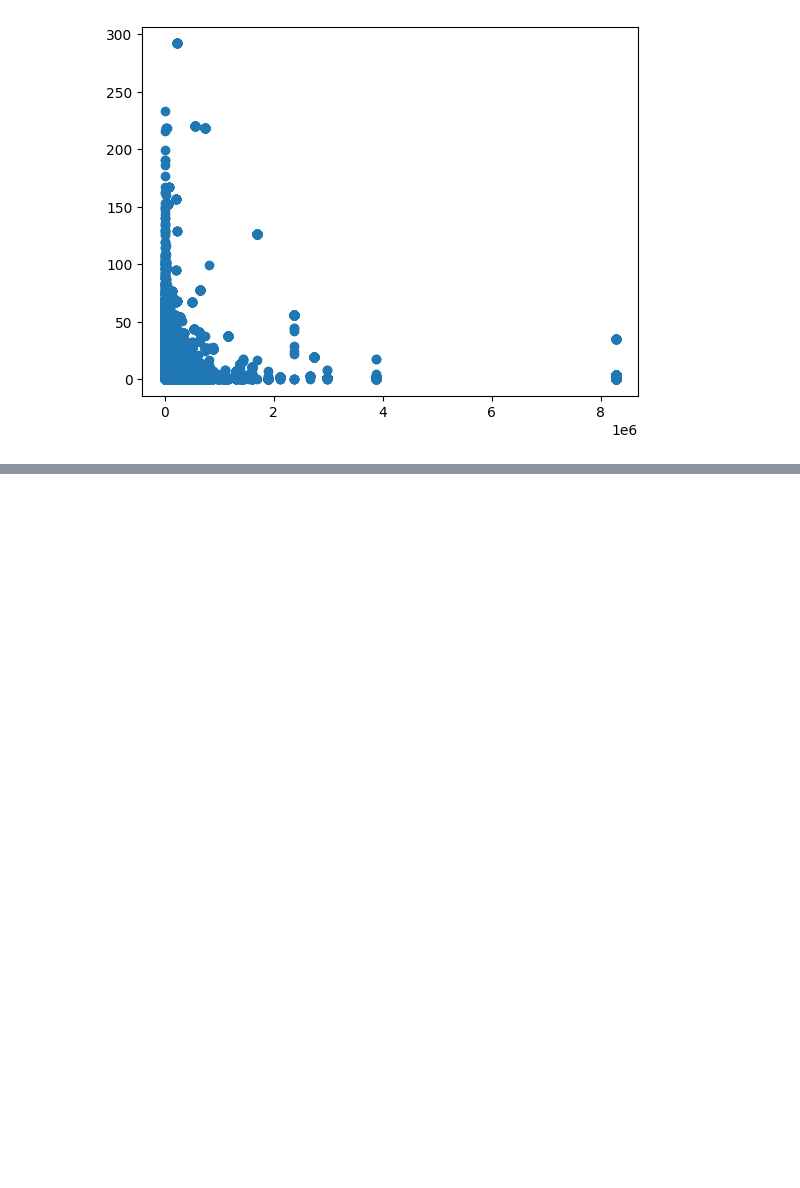
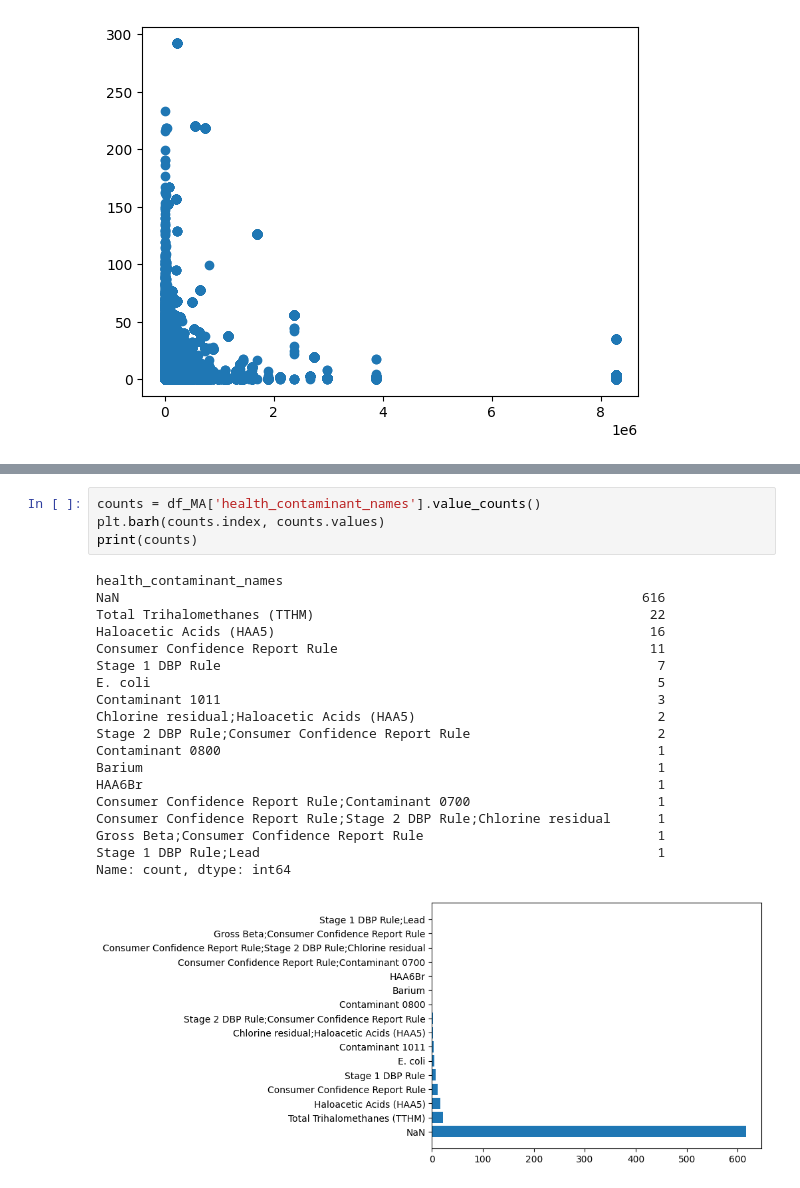
Before and after one commit to donicas/ftiproj, a Jupyter notebook: FTIproj.ipynb, the cells around one changed output, grey strips where cells are left out. Cells and saved outputs as stored; diff of their text form; blank space fills up the shorter version.

```diff
--- a/FTIproj.ipynb
+++ b/FTIproj.ipynb
@@ -213,0 +281,24 @@ plt.show()
+# %%
+counts = df_MA['health_contaminant_names'].value_counts()
+plt.barh(counts.index, counts.values)
+print(counts)
+# %% [output]
+health_contaminant_names
+NaN                                                                   616
+Total Trihalomethanes (TTHM)                                           22
+Haloacetic Acids (HAA5)                                                16
+Consumer Confidence Report Rule                                        11
+Stage 1 DBP Rule                                                        7
+E. coli                                                                 5
+Contaminant 1011                                                        3
+Chlorine residual;Haloacetic Acids (HAA5)                               2
+Stage 2 DBP Rule;Consumer Confidence Report Rule                        2
+Contaminant 0800                                                        1
+Barium                                                                  1
+HAA6Br                                                                  1
+Consumer Confidence Report Rule;Contaminant 0700                        1
+Consumer Confidence Report Rule;Stage 2 DBP Rule;Chlorine residual      1
+Gross Beta;Consumer Confidence Report Rule                              1
+Stage 1 DBP Rule;Lead                                                   1
+Name: count, dtype: int64
+[figure, added]
```
Also changed, not shown: parts of 26 cells of this notebook.
